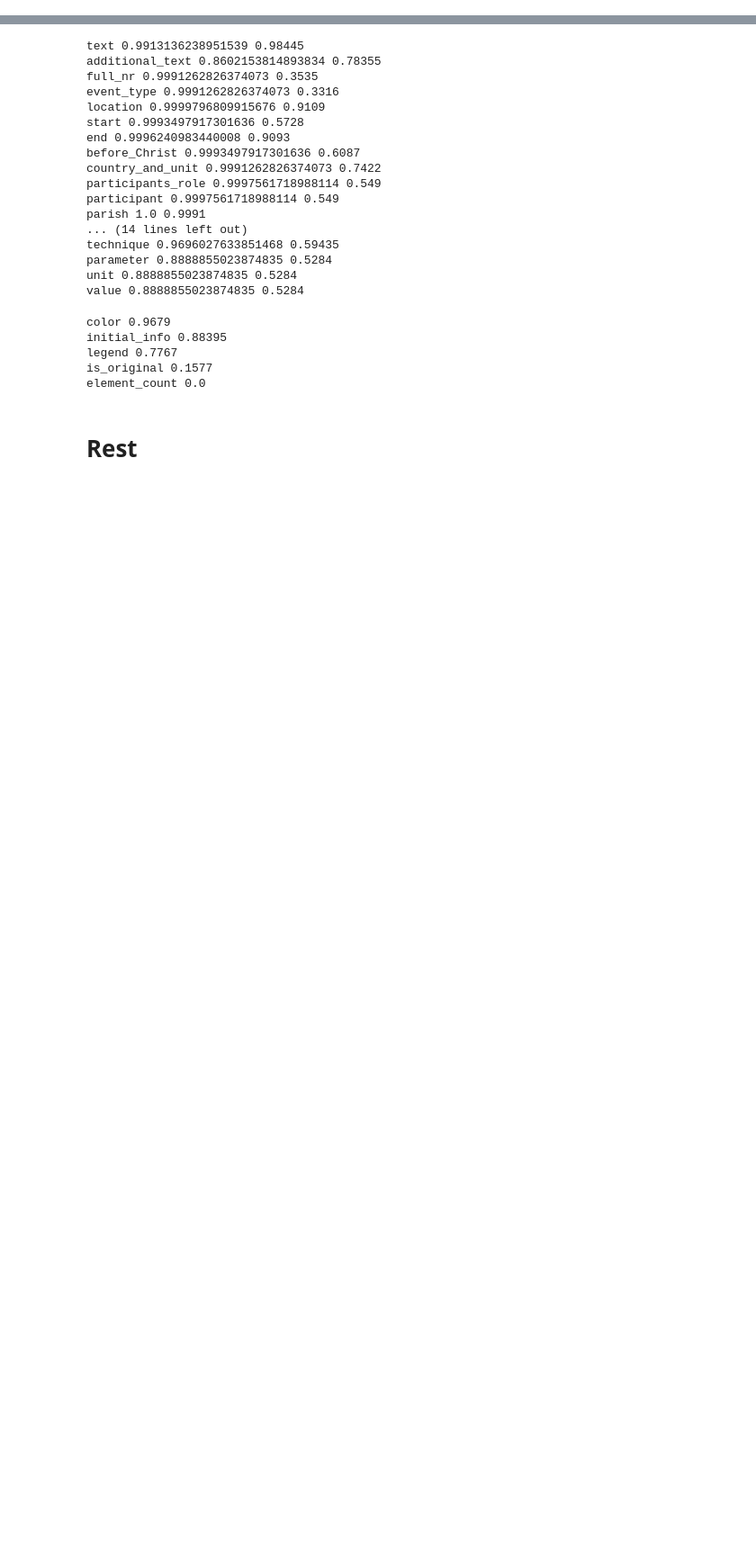
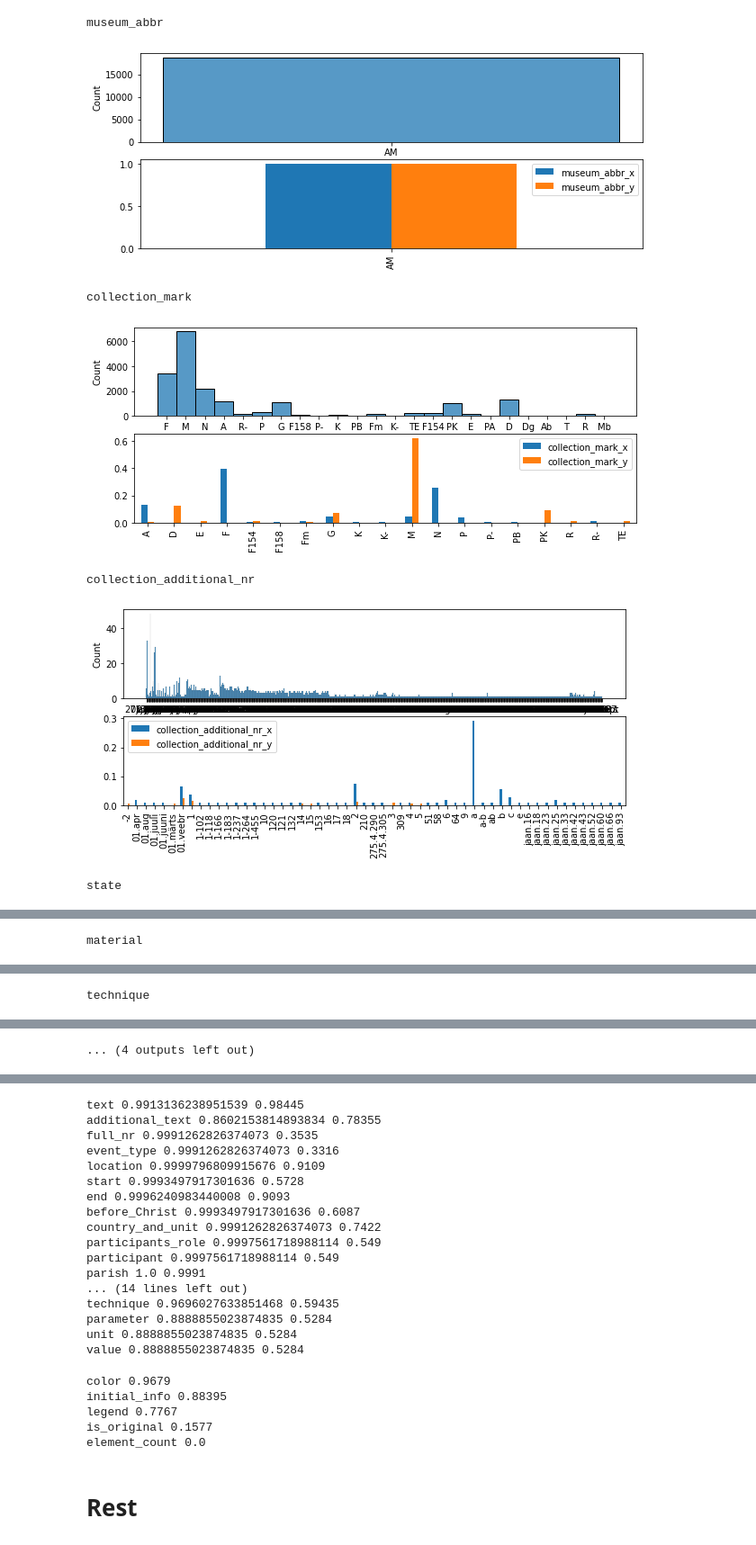
Before and after one commit to tillwenke/museum_item_classification, a Jupyter notebook: typeless_data_discovery.ipynb, the cells around one changed output, grey strips where cells are left out. Shown at 90% size. Drawn from its saved outputs; the diff is of its cells as text; code cells hidden in the pictures; blank space fills up the shorter version.

```diff
--- a/typeless_data_discovery.ipynb
+++ b/typeless_data_discovery.ipynb
@@ -92,0 +118,27 @@ inter = [i for i in like_train_set.columns if i in combined_data.columns]
+# %%
+# todo no '' in values -> nan
+# combine value_counts series than plot it to have freq counts next to each other
+
+threshold = 0.005
+
+for col in cat:
+    print(col)
+    fig, axs = plt.subplots(2,1, figsize=(10,4))
+    sns.histplot(df[col], ax=axs[0])
+    x = len(df1) - df1[col].isnull().sum()
+    y = len(df2) - df2[col].isnull().sum()
+    a = (df1[col].value_counts()/x)[df1[col].value_counts()/x>threshold]
+    b = (df2[col].value_counts()/y)[df2[col].value_counts()/y>threshold]
+    a = pd.DataFrame(a)
+    b = pd.DataFrame(b)
+    c = a.merge(b, left_index=True, right_index=True , how='outer')
+    c.plot(kind='bar', ax=axs[1])
+    plt.show()
+# %% [output]
+museum_abbr
+[figure, added]
+collection_mark
+[figure, added]
+collection_additional_nr
+[figure, added]
+state
@@ -92,0 +146 @@ inter = [i for i in like_train_set.columns if i in combined_data.columns]
+material
@@ -92,0 +148 @@ inter = [i for i in like_train_set.columns if i in combined_data.columns]
+technique
@@ -92,0 +150 @@ inter = [i for i in like_train_set.columns if i in combined_data.columns]
+... (4 outputs left out)
```
Also changed, not shown: parts of 61 cells of this notebook, 2 other files.
